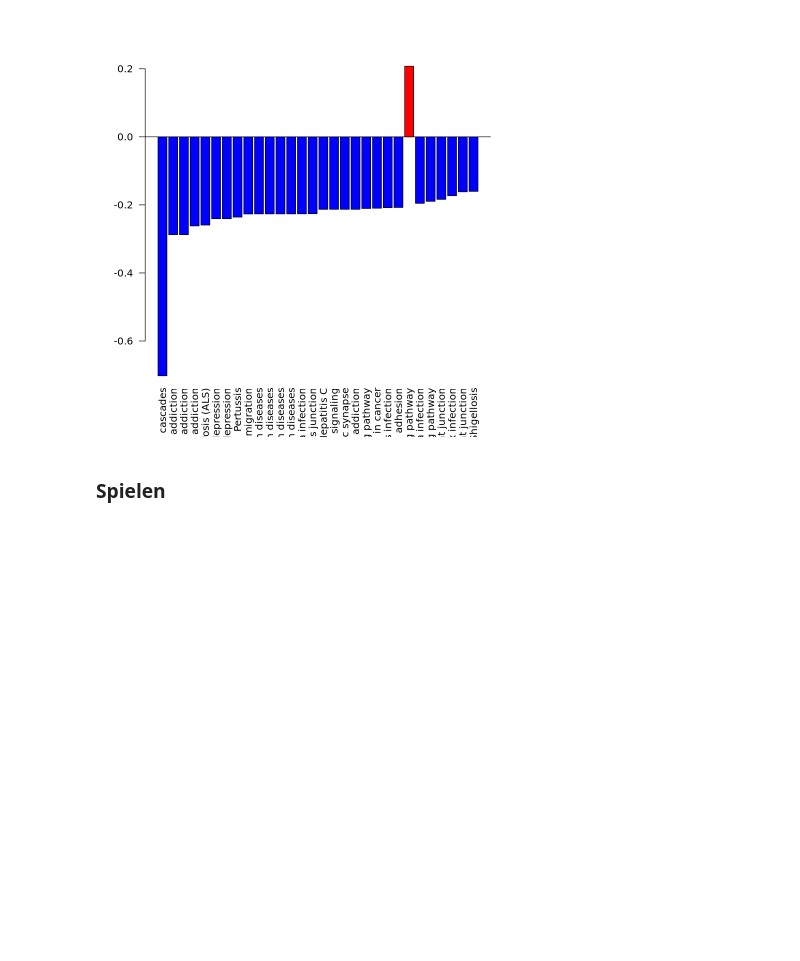
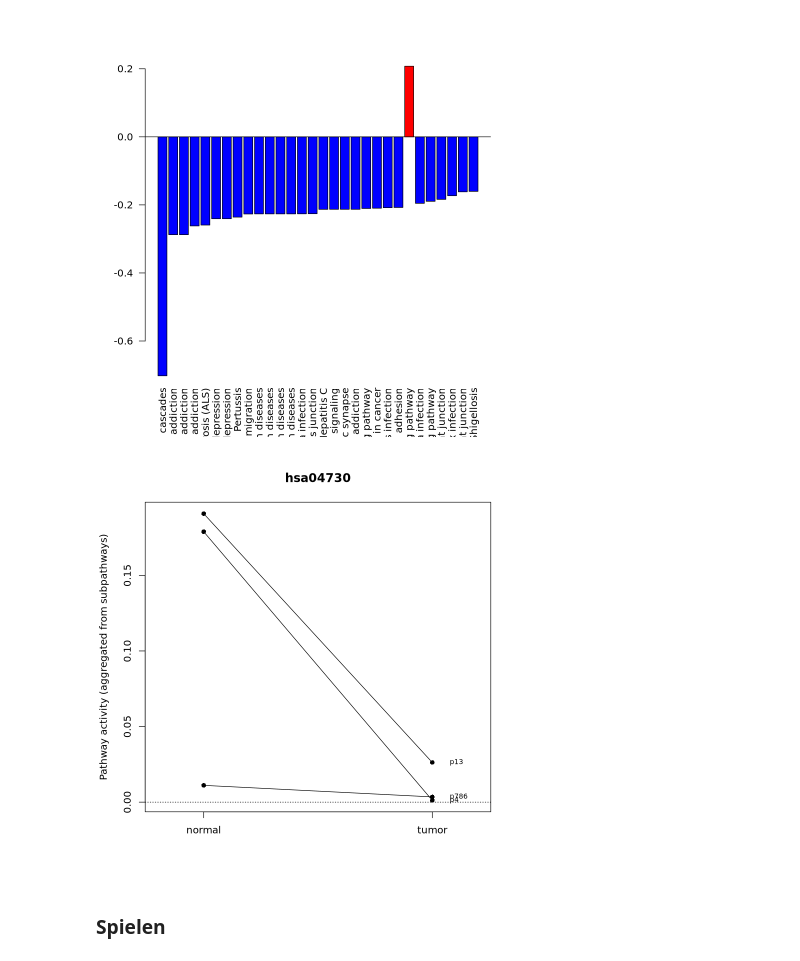
Before and after one commit to BennetDub/mein-r-projekt, a Jupyter notebook: Hipathia withou PB.ipynb, the cells around one changed output. Drawn from its saved outputs; the diff is of its cells as text; code cells hidden in the pictures; blank space fills up the shorter version.

```diff
--- a/Hipathia withou PB.ipynb
+++ b/Hipathia withou PB.ipynb
@@ -1210,5 +1210,71 @@ barplot(
 abline(h = 0)
 # %% [output]
 [figure]
+# %%
+stopifnot(exists("pm_pg"), exists("pw_tab"), exists("group1_name"), exists("group2_name"))
+
+top_n <- 12
+top_pw <- head(pw_tab$pathway_id, min(top_n, nrow(pw_tab)))
+
+# 1) map subpathway -> pathway_id using pm_pg rownames
+sp <- rownames(pm_pg)
+pw_id_from_sp <- sub("^P-(hsa[0-9]+).*", "\\1", sp)
+
+# 2) get paired patients from pm_pg columns like "p4_normal", "p4_tumor"
+cn <- colnames(pm_pg)
+patients_normal <- unique(sub("_(.*)$", "", cn[grepl(paste0("_", group1_name, "$"), cn)]))
+patients_tumor  <- unique(sub("_(.*)$", "", cn[grepl(paste0("_", group2_name, "$"), cn)]))
+paired_patients <- sort(intersect(patients_normal, patients_tumor))
+stopifnot(length(paired_patients) > 0)
+
+# 3) aggregate subpathways -> pathway activity per patient-group (median across subpathways)
+#    returns a matrix: pathways x (patient_group columns)
+get_pathway_activity <- function(pid) {
+  idx <- pw_id_from_sp == pid
+  stopifnot(any(idx))
+  apply(pm_pg[idx, , drop = FALSE], 2, median, na.rm = TRUE)
+}
+
+# For each pathway, build a small matrix: patients x 2 (normal, tumor)
+plot_pathway_slope <- function(pid) {
+  v <- get_pathway_activity(pid)
+  normal_cols <- paste0(paired_patients, "_", group1_name)
+  tumor_cols  <- paste0(paired_patients, "_", group2_name)
+
+  # make sure columns exist
+  stopifnot(all(normal_cols %in% names(v)), all(tumor_cols %in% names(v)))
+
+  normal_vals <- v[normal_cols]
+  tumor_vals  <- v[tumor_cols]
+
+  # Plot
+  x <- c(1, 2)
+  ylim <- range(c(normal_vals, tumor_vals), na.rm = TRUE)
+
+  plot(x, c(NA, NA),
+       xlim = c(0.8, 2.2), ylim = ylim,
+       xaxt = "n",
+       xlab = "", ylab = "Pathway activity (aggregated from subpathways)",
+       main = pid)
+
+  axis(1, at = c(1,2), labels = c(group1_name, group2_name))
+
+  # lines per patient
+  for (i in seq_along(paired_patients)) {
+    lines(x, c(normal_vals[i], tumor_vals[i]))
+    points(1, normal_vals[i], pch = 16)
+    points(2, tumor_vals[i],  pch = 16)
+    text(2.05, tumor_vals[i], labels = paired_patients[i], cex = 0.7, pos = 4)
+  }
+
+  abline(h = 0, lty = 3)
+}
+
+# 4) loop through top pathways
+for (pid in top_pw) {
+  plot_pathway_slope(pid)
+}
+# %% [output]
+[figure, added]
 # %% [markdown]
 ### Spielen
```
Also changed, not shown: parts of 1 cell of this notebook.
